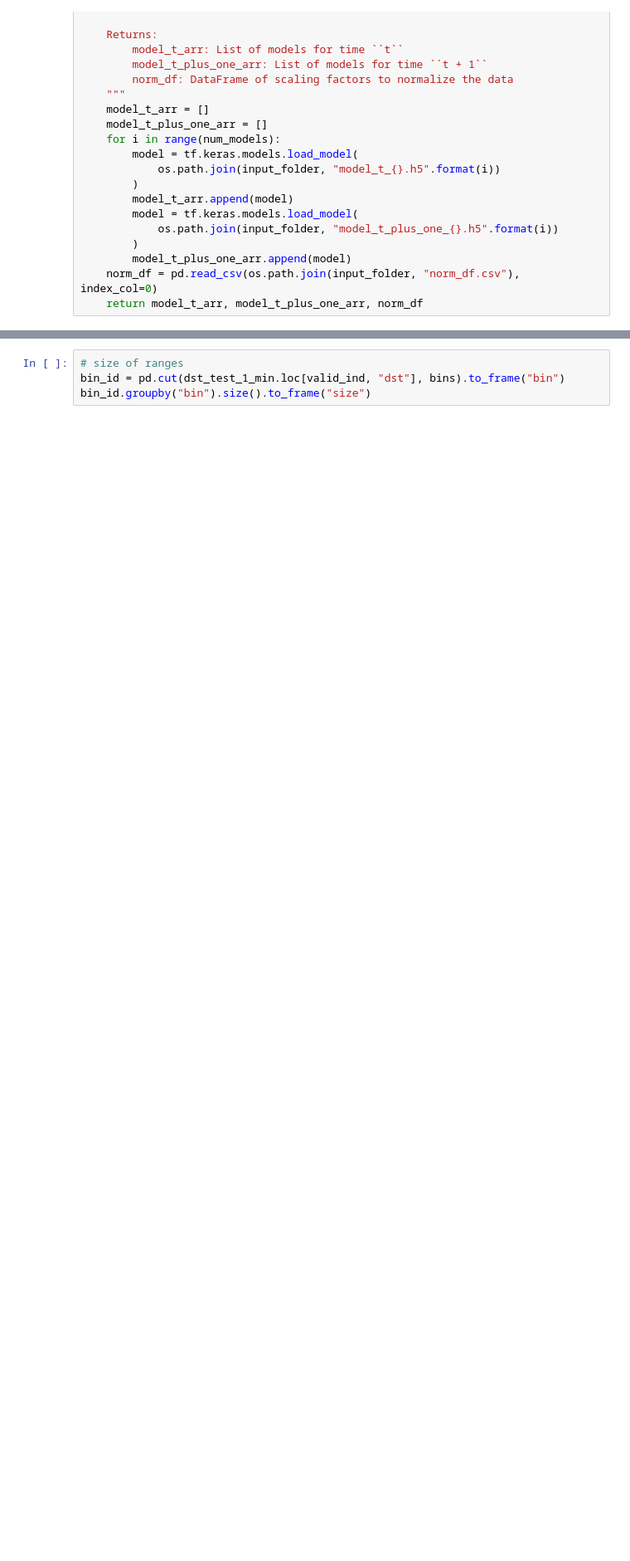
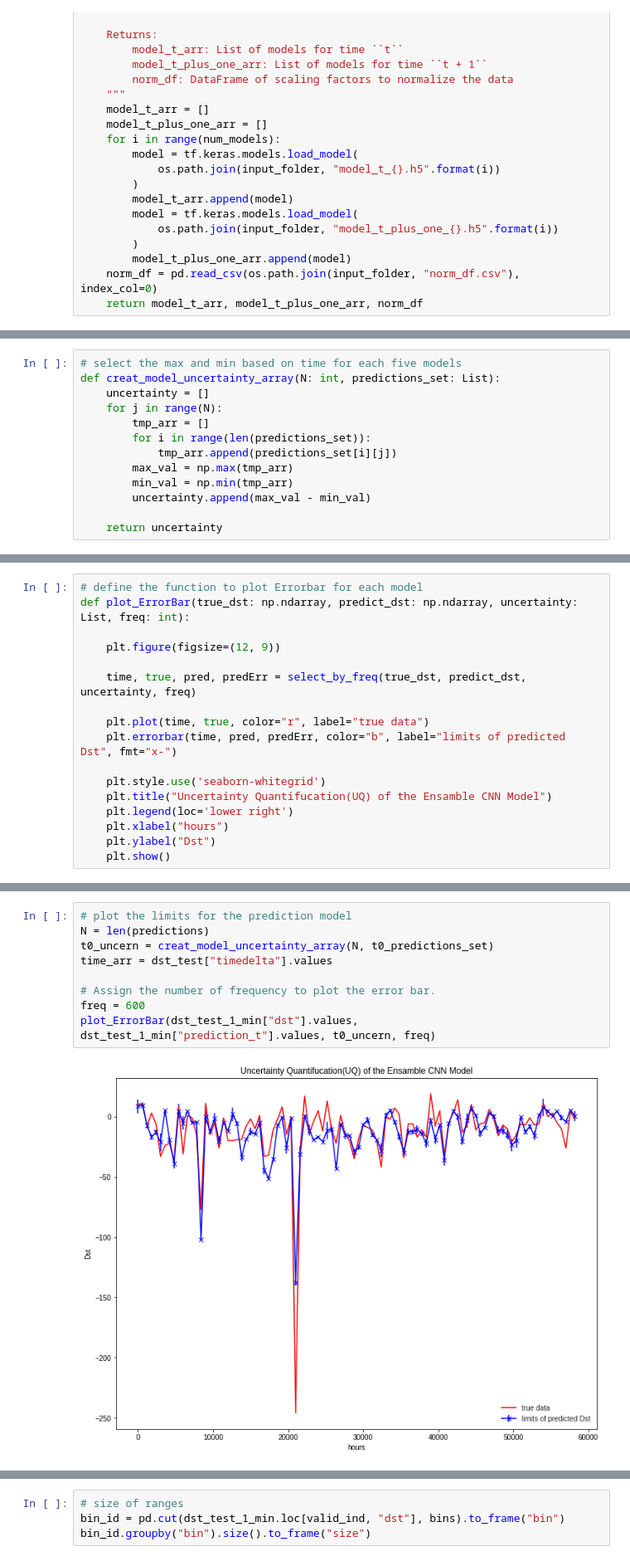
Before and after one commit to ai2es/tai4es-trustathon-2022, a Jupyter notebook: space/magnet_cnn_tutorial.ipynb, the cells around one changed output, grey strips where cells are left out. Shown at 83% size. Saved outputs shown, nothing was run; the diff lists cells and outputs as text; blank space fills up the shorter version.

```diff
--- a/space/magnet_cnn_tutorial.ipynb
+++ b/space/magnet_cnn_tutorial.ipynb
@@ -915,0 +939,13 @@ RMSE for time t+1: 11.94
+# %%
+# select the max and min based on time for each five models
+def creat_model_uncertainty_array(N: int, predictions_set: List):
+    uncertainty = []
+    for j in range(N):
+        tmp_arr = []
+        for i in range(len(predictions_set)):
+            tmp_arr.append(predictions_set[i][j])
+        max_val = np.max(tmp_arr)
+        min_val = np.min(tmp_arr)
+        uncertainty.append(max_val - min_val)
+
+    return uncertainty
@@ -915,0 +974,17 @@ RMSE for time t+1: 11.94
+# %%
+# define the function to plot Errorbar for each model
+def plot_ErrorBar(true_dst: np.ndarray, predict_dst: np.ndarray, uncertainty: List, freq: int):
+
+    plt.figure(figsize=(12, 9))
+
+    time, true, pred, predErr = select_by_freq(true_dst, predict_dst, uncertainty, freq)
+
+    plt.plot(time, true, color="r", label="true data")
+    plt.errorbar(time, pred, predErr, color="b", label="limits of predicted Dst", fmt="x-")
+
+    plt.style.use('seaborn-whitegrid')
+    plt.title("Uncertainty Quantifucation(UQ) of the Ensamble CNN Model")
+    plt.legend(loc='lower right')
+    plt.xlabel("hours")
+    plt.ylabel("Dst")
+    plt.show()
@@ -915,0 +993,11 @@ RMSE for time t+1: 11.94
+# %%
+# plot the limits for the prediction model
+N = len(predictions)
+t0_uncern = creat_model_uncertainty_array(N, t0_predictions_set)
+time_arr = dst_test["timedelta"].values
+
+# Assign the number of frequency to plot the error bar.
+freq = 600
+plot_ErrorBar(dst_test_1_min["dst"].values, dst_test_1_min["prediction_t"].values, t0_uncern, freq)
+# %% [output]
+[figure, added]
```
Also changed, not shown: parts of 17 cells of this notebook.
